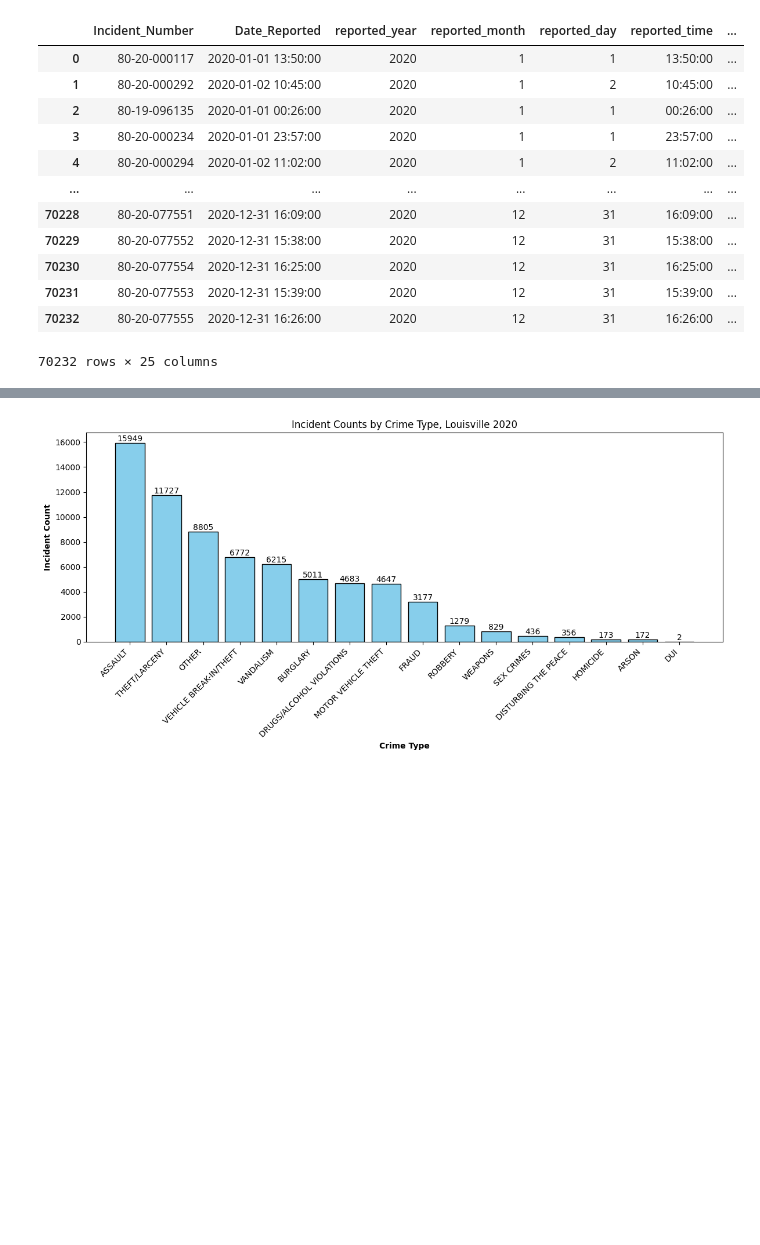
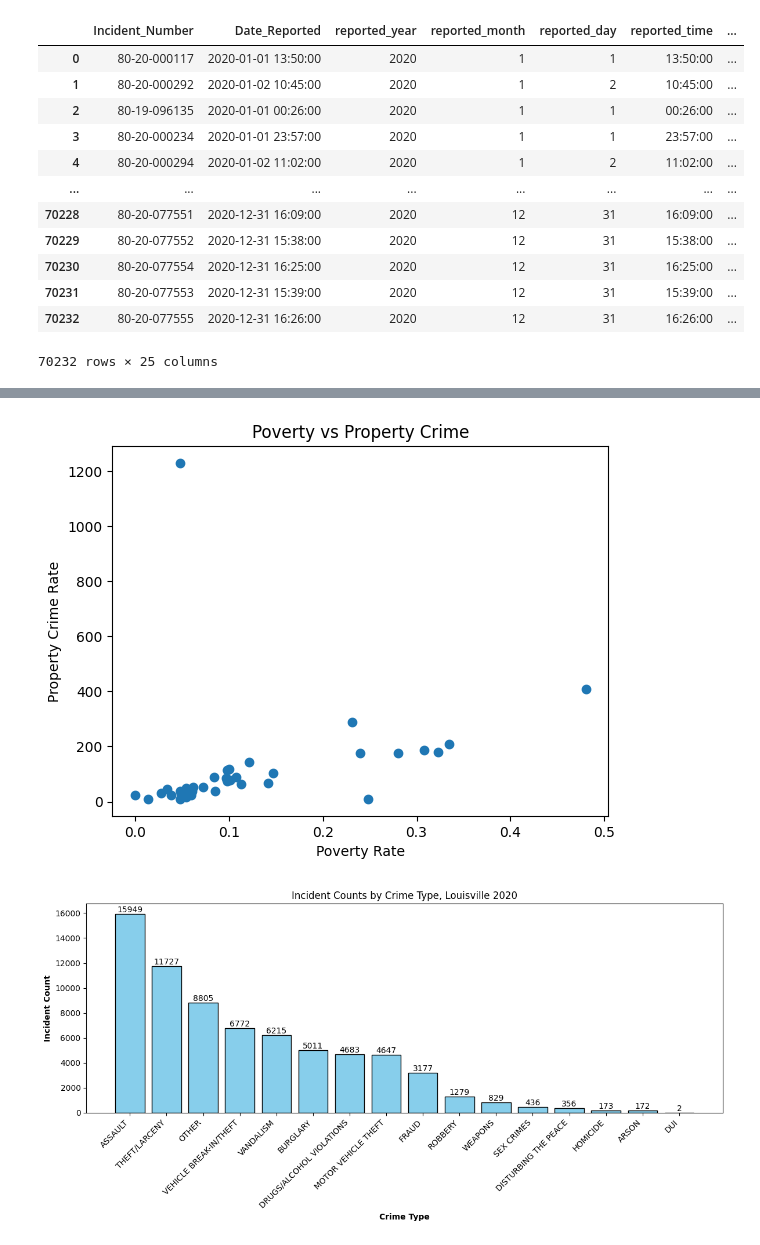
Before and after one commit to JoeBoy767/Crime-Patterns-Socioeconomic-Conditions-Louisville-2020, a Jupyter notebook: notebooks/louisville_crime_2020.ipynb, the cells around one changed output, grey strips where cells are left out. Drawn from its saved outputs; the diff is of its cells as text; code cells hidden in the pictures; blank space fills up the shorter version.

```diff
--- a/notebooks/louisville_crime_2020.ipynb
+++ b/notebooks/louisville_crime_2020.ipynb
@@ -350,7 +377,7 @@ dtype: object
 # %% [markdown]
 Data cleansing (EDA)
 # %%
-# Cleaning 'ZIP_Code' column - removing floating point artifacts: some Zip Codes were read in as floats, which added a '.0' to the end of the Zip Code. This is removing that artifact and converting the Zip Codes back to strings for easier analysis and comparison with Census Data.
+# Cleaning 'ZIP_Code' and 'City' fields in Crime Data to standardize and prepare for analysis, including handling missing values, correcting known data entry errors, and validating against expected Louisville ZIP Codes (40xxx). This process may involve multiple steps such as normalization, imputation, and validation to ensure the integrity of the data for subsequent analysis.
 
 
 def clean_zip_codes(df):
@@ -437,7 +464,7 @@ def clean_zip_codes(df):
 
     return df
 
-cleaned_df = clean_zip_codes(crime_df)
+cleaned_df = clean_zip_codes(split_data_df)
 
 cleaned_df
 # %% [output]
@@ -521,3 +680,11 @@ cleaned2_df
+# %%
+plt.scatter(merged['Poverty_Rate'], merged['Property_Rate'])
+plt.xlabel("Poverty Rate")
+plt.ylabel("Property Crime Rate")
+plt.title("Poverty vs Property Crime")
+plt.show()
+# %% [output]
+[figure, added]
 # %%
 # Get counts of incidents by Crime_Type
 crime_counts = crime_df['Crime_Type'].value_counts().reset_index()
```
Also changed, not shown: parts of 23 cells of this notebook, 2 other files.
